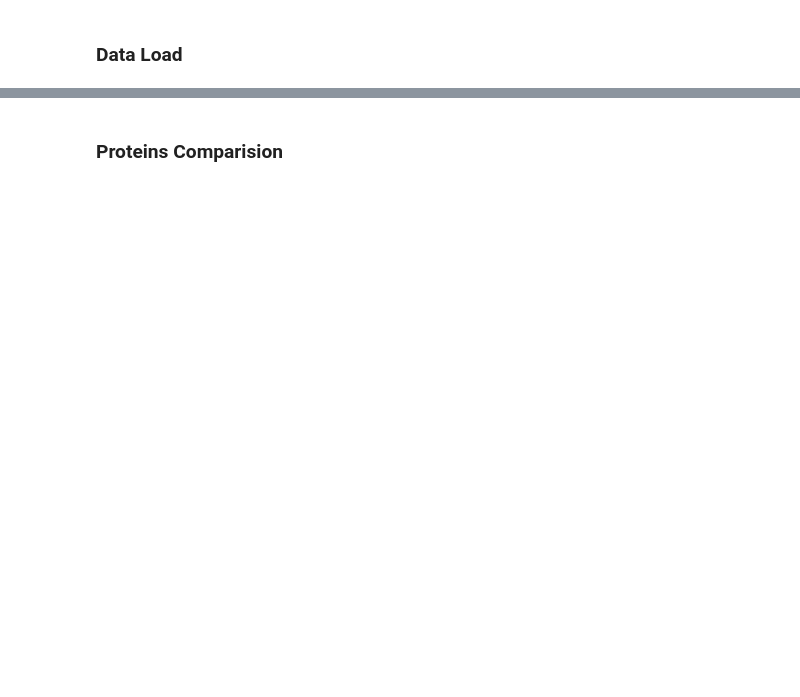
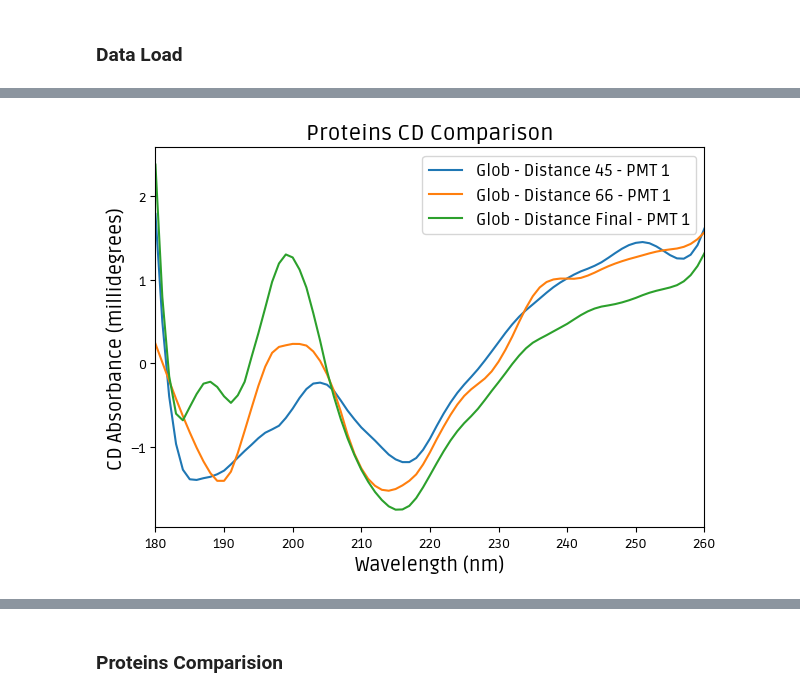
Before and after one commit to elementare/Circular-Dichroism, a Jupyter notebook: cd_analysis.ipynb, the cells around one changed output, grey strips where cells are left out. Cells and saved outputs as stored; diff of their text form; code cells hidden in the pictures; blank space fills up the shorter version.

```diff
--- a/cd_analysis.ipynb
+++ b/cd_analysis.ipynb
@@ -252,0 +44,6 @@ TypeError: listdir: path should be string, bytes, os.PathLike or None, not set
+# %%
+plotSamples(samples27_09Proc, samples=[16, 18, 19], show=False )
+plt.grid(), plt.tight_layout()
+plt.show()
+# %% [output]
+[figure, added]
```
Also changed, not shown: parts of 20 cells of this notebook, 3 other files.
